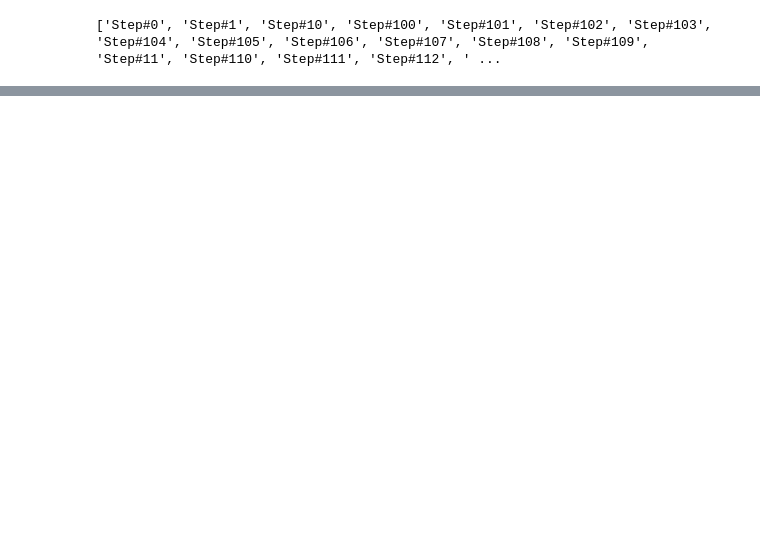
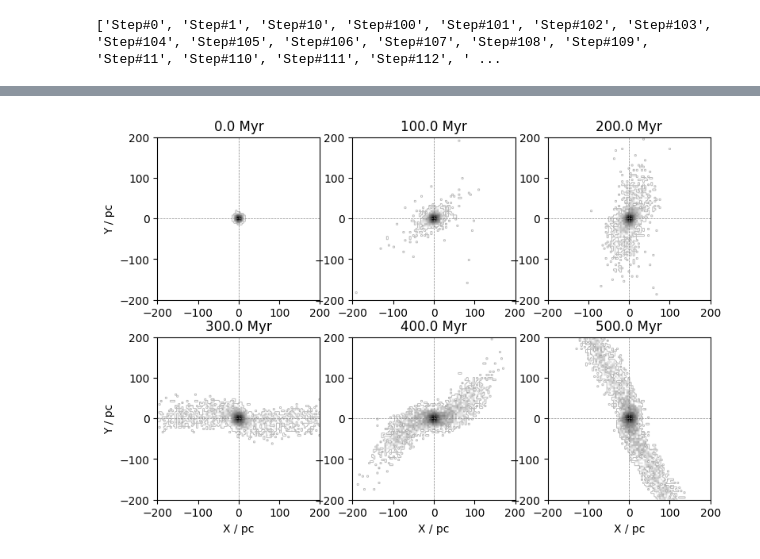
Before and after one commit to RSPicken2/stellar-streams, a Jupyter notebook: GlobularClusters.ipynb, the cells around one changed output, grey strips where cells are left out. Saved outputs shown, nothing was run; the diff lists cells and outputs as text; code cells hidden in the pictures; blank space fills up the shorter version.

Commit message:
Add Time select Graphing

```diff
--- a/GlobularClusters.ipynb
+++ b/GlobularClusters.ipynb
@@ -45,4 +46,5 @@ path
 # %%
+path = source + '/Hyades/snap.40_60.h5part'
 with h5py.File(path, 'r') as f:
     #f.visititems(print)
     print(list(f.keys()))
@@ -298,0 +67,9 @@ plt.show()
+# %%
+path = Hyades_path + '/snap.40_240.h5part'
+
+with h5py.File(path, 'r') as f:
+    for step in sorted(f.keys(), key=lambda k: f[k].attrs['Time']):
+        keys = list(f[step].keys())
+        n = len(f[step]['M'])
+        t = f[step].attrs['Time']
+        print(f"{step}: time:{t}, {n} particles, fields: {keys}")
@@ -298,0 +133,9 @@ plt.show()
+# %%
+Hyades_path = source + '/Hyades'
+glob_path = Hyades_path + '/global.30'
+df_glob = pd.read_csv(glob_path, sep=r"\s+", index_col=False)
+
+snaps = get_snaps(Hyades_path)
+
+snap_df = get_run_snap_times('Hyades', snaps, df_glob)
+snap_df
@@ -354,0 +215,5 @@ plt.show()
+# %%
+times = [0,100,200,300,400,500]
+run = 'Hyades'
+timesdf = find_times_Myr(snap_df, run, times)
+timesdf
@@ -354,0 +228,21 @@ plt.show()
+# %%
+pltx = 3
+plty = 2
+offset = 200
+
+fig, axes = plt.subplots(plty, pltx, figsize=(9, 6))
+for i, row in timesdf.iterrows():
+    x = i % pltx
+    y = i // pltx
+    ax = axes[y][x]
+
+    Myr_per_Nbody = 1 if row['Time[NB]'] == 0 else row['Time[Myr]'] / row['Time[NB]']
+
+    plot_step(fig, ax, row['snap_path'], row['Step'], Myr_per_Nbody, offset,
+              hidexlbl=y==0, hideylbl=x>0)
+
+
+
+plt.show()
+# %% [output]
+[figure, added]
```
Also changed, not shown: parts of 22 cells of this notebook.
